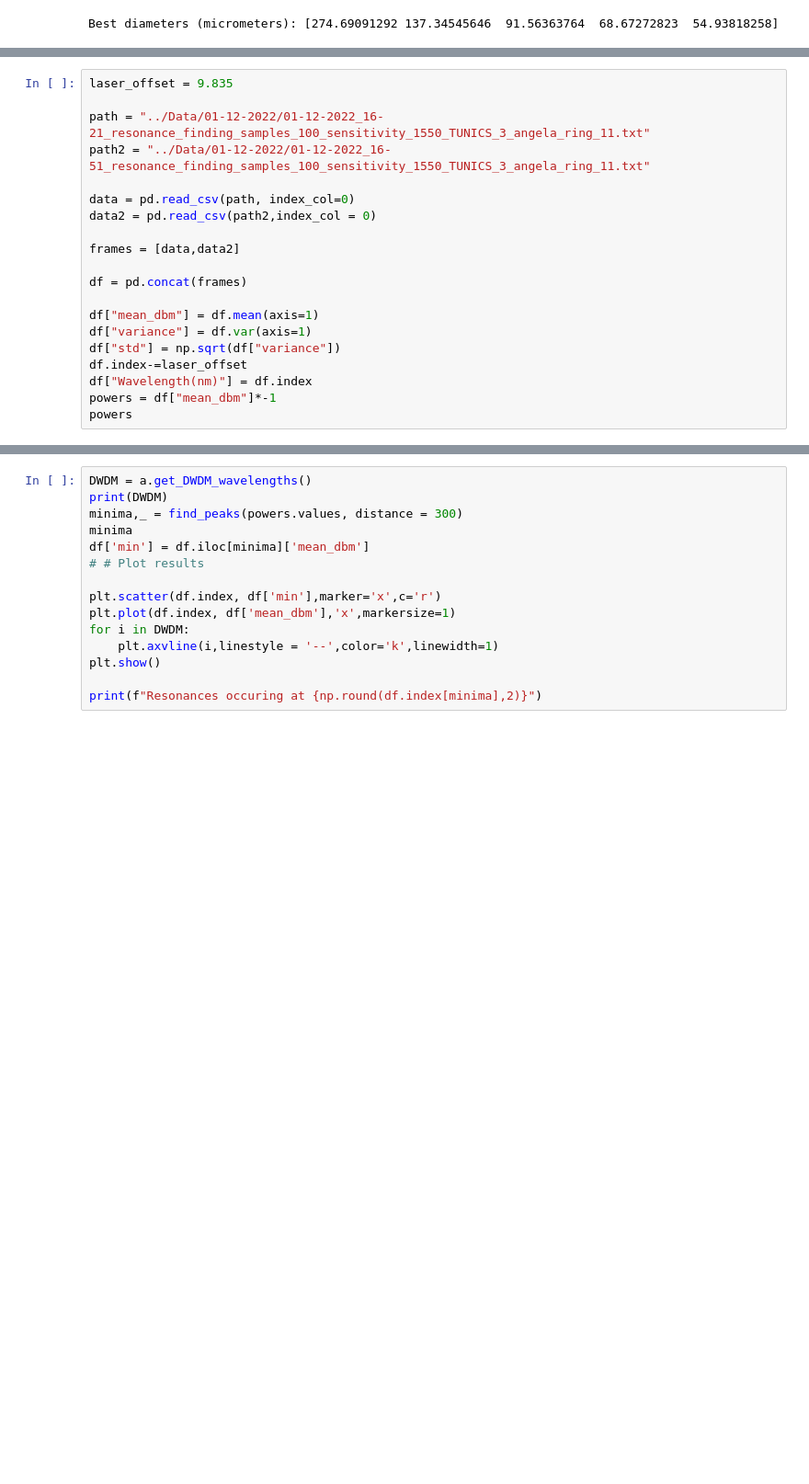
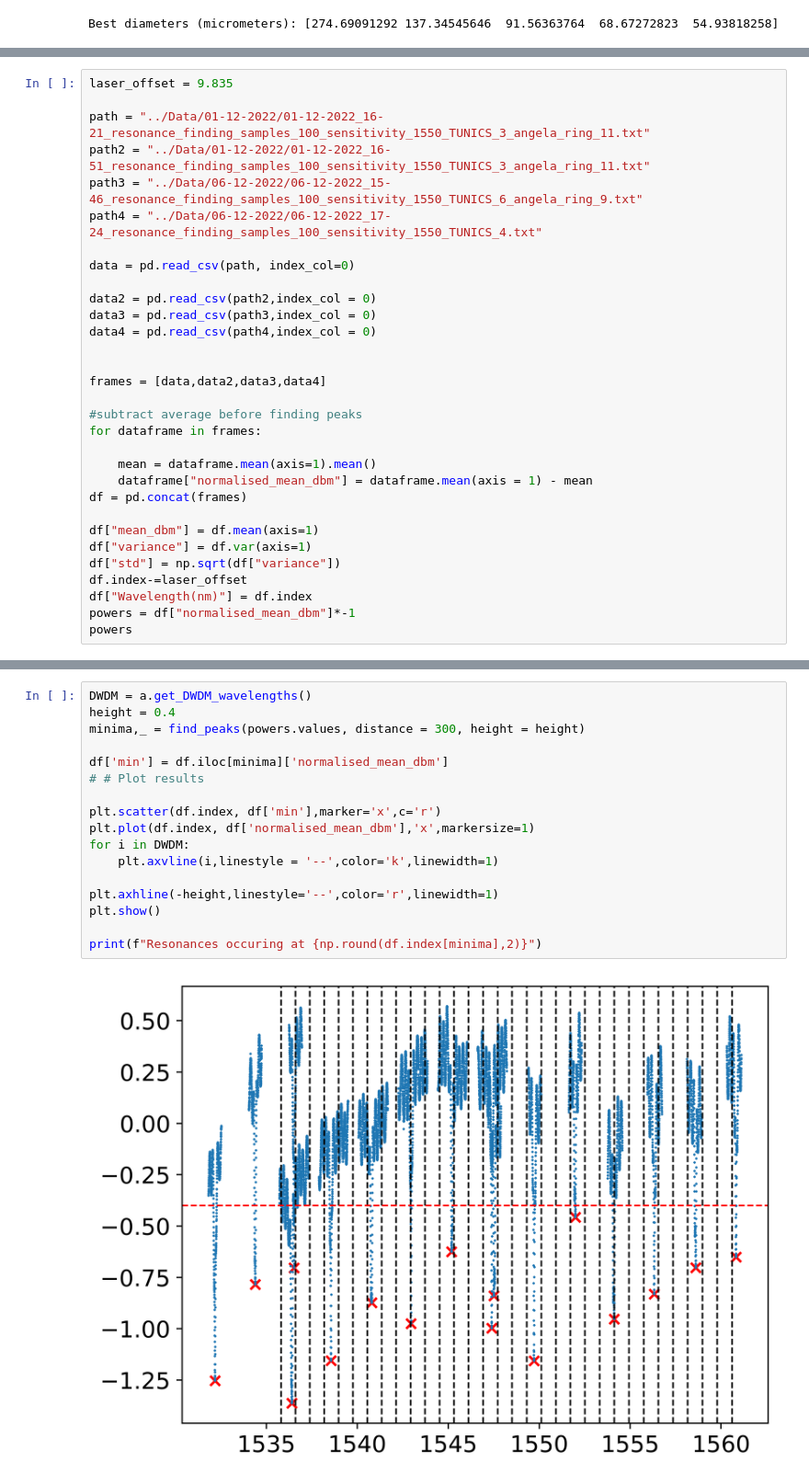
Before and after one commit to custal/bristol-chip-experiment, a Jupyter notebook: core/graph_plotting.ipynb, the cells around one changed output, grey strips where cells are left out. Shown at 92% size. Saved outputs shown, nothing was run; the diff lists cells and outputs as text; blank space fills up the shorter version.

```diff
--- a/core/graph_plotting.ipynb
+++ b/core/graph_plotting.ipynb
@@ -39,12 +39,23 @@ laser_offset = 9.835
 
 path = "../Data/01-12-2022/01-12-2022_16-21_resonance_finding_samples_100_sensitivity_1550_TUNICS_3_angela_ring_11.txt"
 path2 = "../Data/01-12-2022/01-12-2022_16-51_resonance_finding_samples_100_sensitivity_1550_TUNICS_3_angela_ring_11.txt"
+path3 = "../Data/06-12-2022/06-12-2022_15-46_resonance_finding_samples_100_sensitivity_1550_TUNICS_6_angela_ring_9.txt"
+path4 = "../Data/06-12-2022/06-12-2022_17-24_resonance_finding_samples_100_sensitivity_1550_TUNICS_4.txt"
 
 data = pd.read_csv(path, index_col=0)
+
 data2 = pd.read_csv(path2,index_col = 0)
+data3 = pd.read_csv(path3,index_col = 0)
+data4 = pd.read_csv(path4,index_col = 0)
 
-frames = [data,data2]
 
+frames = [data,data2,data3,data4]
+
+#subtract average before finding peaks
+for dataframe in frames:
+
+    mean = dataframe.mean(axis=1).mean()
+    dataframe["normalised_mean_dbm"] = dataframe.mean(axis = 1) - mean
 df = pd.concat(frames)
 
 df["mean_dbm"] = df.mean(axis=1)
@@ -52,7 +63,7 @@ df["variance"] = df.var(axis=1)
 df["std"] = np.sqrt(df["variance"])
 df.index-=laser_offset
 df["Wavelength(nm)"] = df.index
-powers = df["mean_dbm"]*-1
+powers = df["normalised_mean_dbm"]*-1
 powers
 # %% [output]
 wavelength_nm
@@ -71,16 +82,19 @@ Name: mean_dbm, Length: 2106, dtype: float64
 # %%
 DWDM = a.get_DWDM_wavelengths()
-print(DWDM)
-minima,_ = find_peaks(powers.values, distance = 300)
-minima
-df['min'] = df.iloc[minima]['mean_dbm']
+height = 0.4
+minima,_ = find_peaks(powers.values, distance = 300, height = height)
+
+df['min'] = df.iloc[minima]['normalised_mean_dbm']
 # # Plot results
 
 plt.scatter(df.index, df['min'],marker='x',c='r')
-plt.plot(df.index, df['mean_dbm'],'x',markersize=1)
+plt.plot(df.index, df['normalised_mean_dbm'],'x',markersize=1)
 for i in DWDM:
     plt.axvline(i,linestyle = '--',color='k',linewidth=1)
+
+plt.axhline(-height,linestyle='--',color='r',linewidth=1)
 plt.show()
 
 print(f"Resonances occuring at {np.round(df.index[minima],2)}")
 # %% [output]
+[figure, new version]
```
Also changed, not shown: parts of 5 cells of this notebook.
